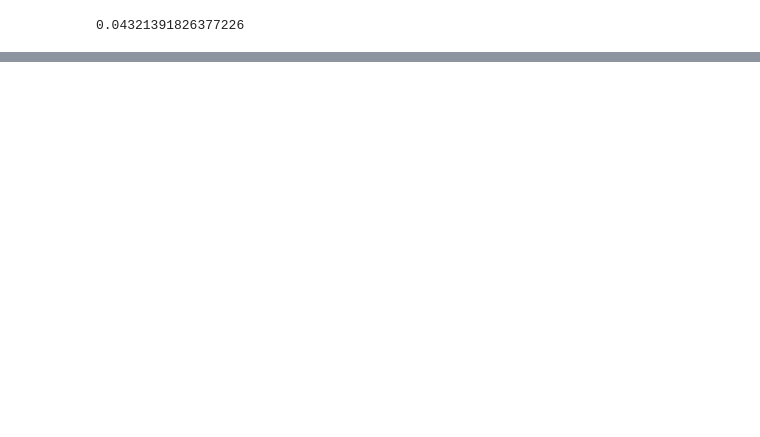
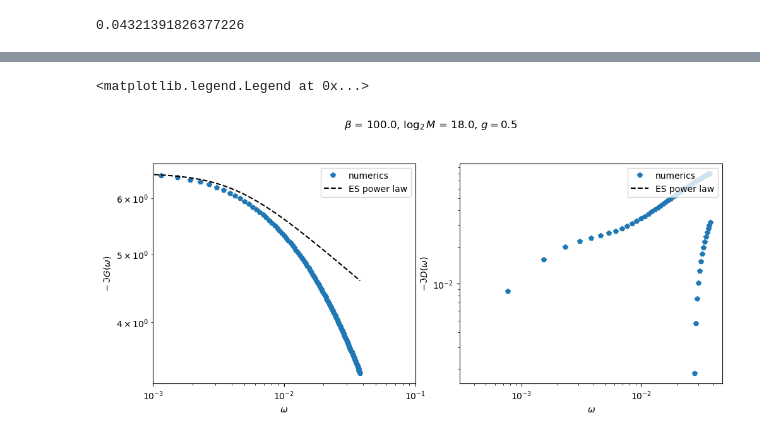
Before and after one commit to aravindhshankar/TwoSidedYSYK, a Jupyter notebook: TestIterratorYSYKRe.ipynb, the cells around one changed output, grey strips where cells are left out. Saved outputs shown, nothing was run; the diff lists cells and outputs as text; code cells hidden in the pictures; blank space fills up the shorter version.

```diff
--- a/TestIterratorYSYKRe.ipynb
+++ b/TestIterratorYSYKRe.ipynb
@@ -171,0 +211,54 @@ np.exp(-np.pi)
+# %%
+# powD = 1. - 4*Delta
+delta = 0.420374134464041
+start,stop = M+1, M+100
+
+fitG_val = -np.imag(GRomega[start])
+conf_fit_G = 1 * np.abs(omega+1j*eta)**(2*delta - 1)
+conf_fit_G = conf_fit_G/conf_fit_G[start] * fitG_val
+
+
+# fitG_val = np.abs(GRomega[start])
+# conf_fit_G = 1 * np.abs(omega+1j*eta)**(2*delta - 1)
+# conf_fit_G = conf_fit_G/conf_fit_G[start] * fitG_val
+
+fitD_val = -np.imag(DRomega[start])
+conf_fit_D = 1 * np.abs(omega[start:stop]+1j*eta)**(1-4*delta)
+conf_fit_D = conf_fit_D/conf_fit_D[0] * fitD_val
+
+
+# fitD_val = np.abs(DRomega[start])
+# conf_fit_D = 1 * np.abs(omega[start:stop]+1j*eta)**(1-4*delta)
+# conf_fit_D = conf_fit_D/conf_fit_D[0] * fitD_val
+
+fig,(ax1,ax2) = plt.subplots(1,2)
+fig.set_figwidth(10)
+titlestring = r'$\beta$ = ' + str(beta) + r', $\log_2{M}$ = ' + str(np.log2(M)) + r', $g = $' + str(g)
+fig.suptitle(titlestring)
+fig.tight_layout(pad=2)
+
+ax1.loglog(omega[start:stop], -np.imag(GRomega[start:stop]),'p',label = 'numerics')
+#ax1.loglog(omega[start:stop], np.abs(GRomega[start:stop]),'p',label = 'numerics')
+ax1.loglog(omega[start:stop], conf_fit_G[start:stop],'k--',label = 'ES power law')
+ax1.set_xlim(1e-3,1e-1)
+
+ax1.set_xlabel(r'$\omega$')
+ax1.set_ylabel(r'$-\,\Im{G(\omega)}$')
+#ax1.set_ylabel(r'$|G(\omega)|$')
+#ax1.set_aspect('equal', adjustable='box')
+#ax1.axis('square')
+ax1.legend(loc = 'upper right')
+
+
+ax2.loglog(omega[start:stop], -np.imag(DRomega[start:stop]),'p',label='numerics')
+#ax2.loglog(omega[start:stop], np.abs(DRomega[start:stop]),'p',label='numerics')
+ax2.loglog(omega[start:stop], conf_fit_D,'k--',label = 'ES power law')
+
+ax2.set_xlabel(r'$\omega$')
+ax2.set_ylabel(r'$-\Im{D(\omega)}$',labelpad = None)
+#ax2.set_ylabel(r'$|D(\omega)|$',labelpad = None)
+#ax2.set_aspect('equal', adjustable='box')
+ax2.legend(loc = 'upper right')
+# %% [output]
+<matplotlib.legend.Legend at 0x...>
+[figure, added]
```
Also changed, not shown: parts of 5 cells of this notebook, 1 other file.
